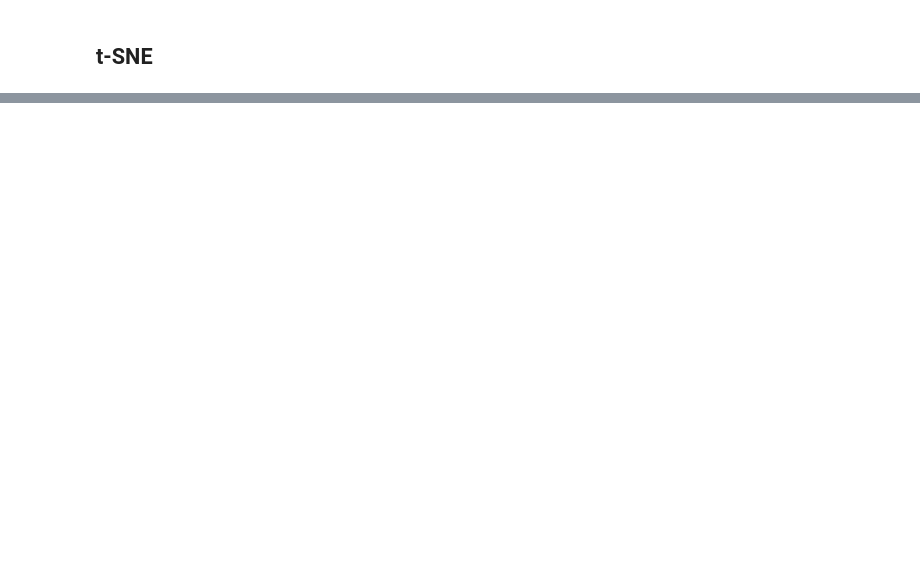
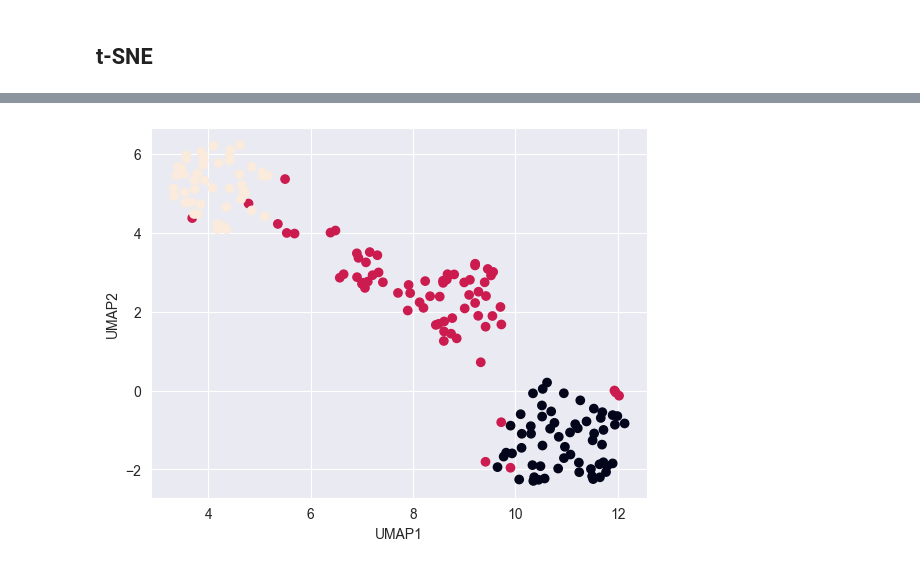
Before and after one commit to makee5/ML_ADS, a Jupyter notebook: notebooks/session6/examples.ipynb, the cells around one changed output, grey strips where cells are left out. Saved outputs shown, nothing was run; the diff lists cells and outputs as text; code cells hidden in the pictures; blank space fills up the shorter version.

```diff
--- a/notebooks/session6/examples.ipynb
+++ b/notebooks/session6/examples.ipynb
@@ -379,3 +383,7 @@ plt.show()
 # %%
 ## UMAP
 import umap
+
+umap_model = umap.UMAP(n_components=2)
+df_umap = umap_model.fit_transform(df_scaled)
+df_umap
@@ -381,0 +408,7 @@ import umap
+# %%
+plt.scatter(df_umap[:,0], df_umap[:,1], c=target)
+plt.xlabel('UMAP1')
+plt.ylabel('UMAP2')
+plt.show()
+# %% [output]
+[figure, added]
```
Also changed, not shown: parts of 12 cells of this notebook, 1 other file.
